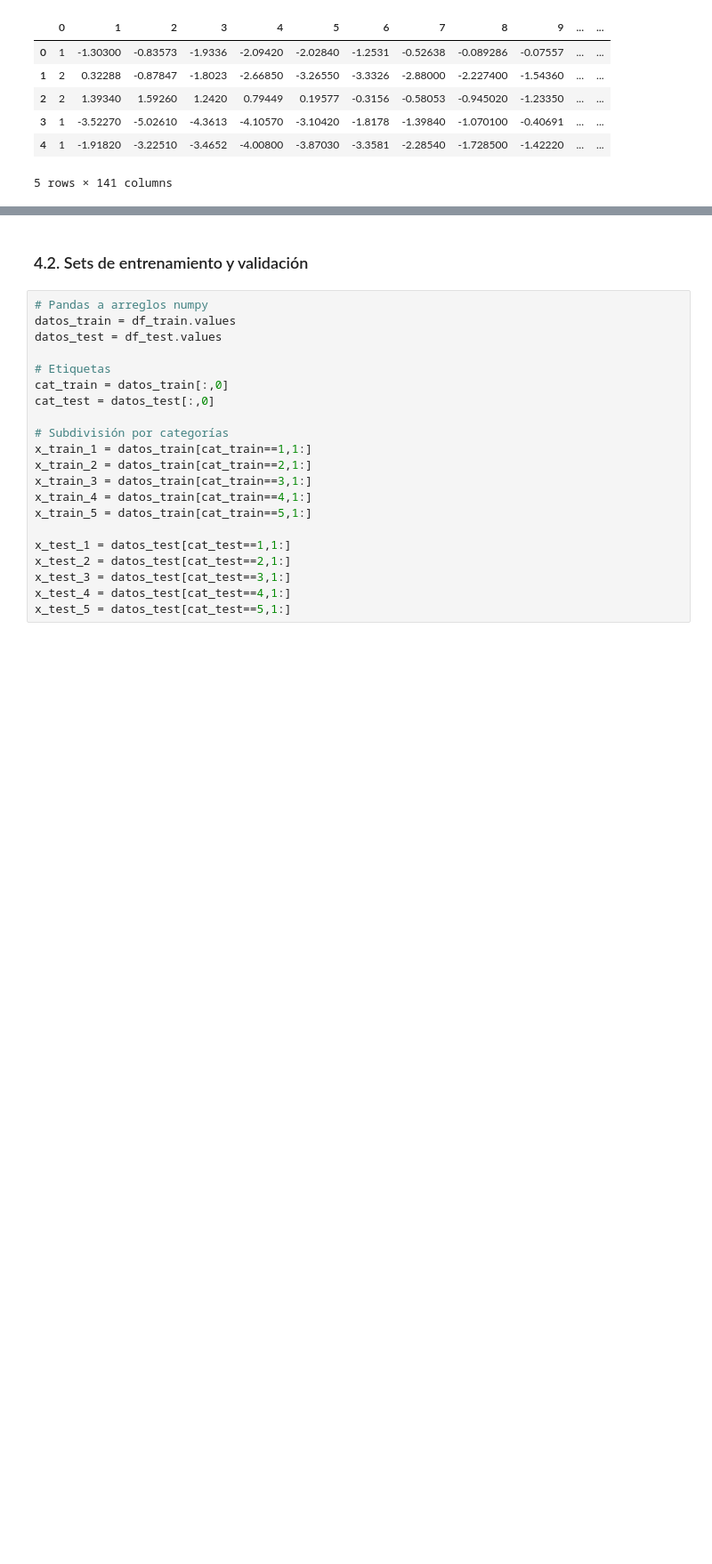
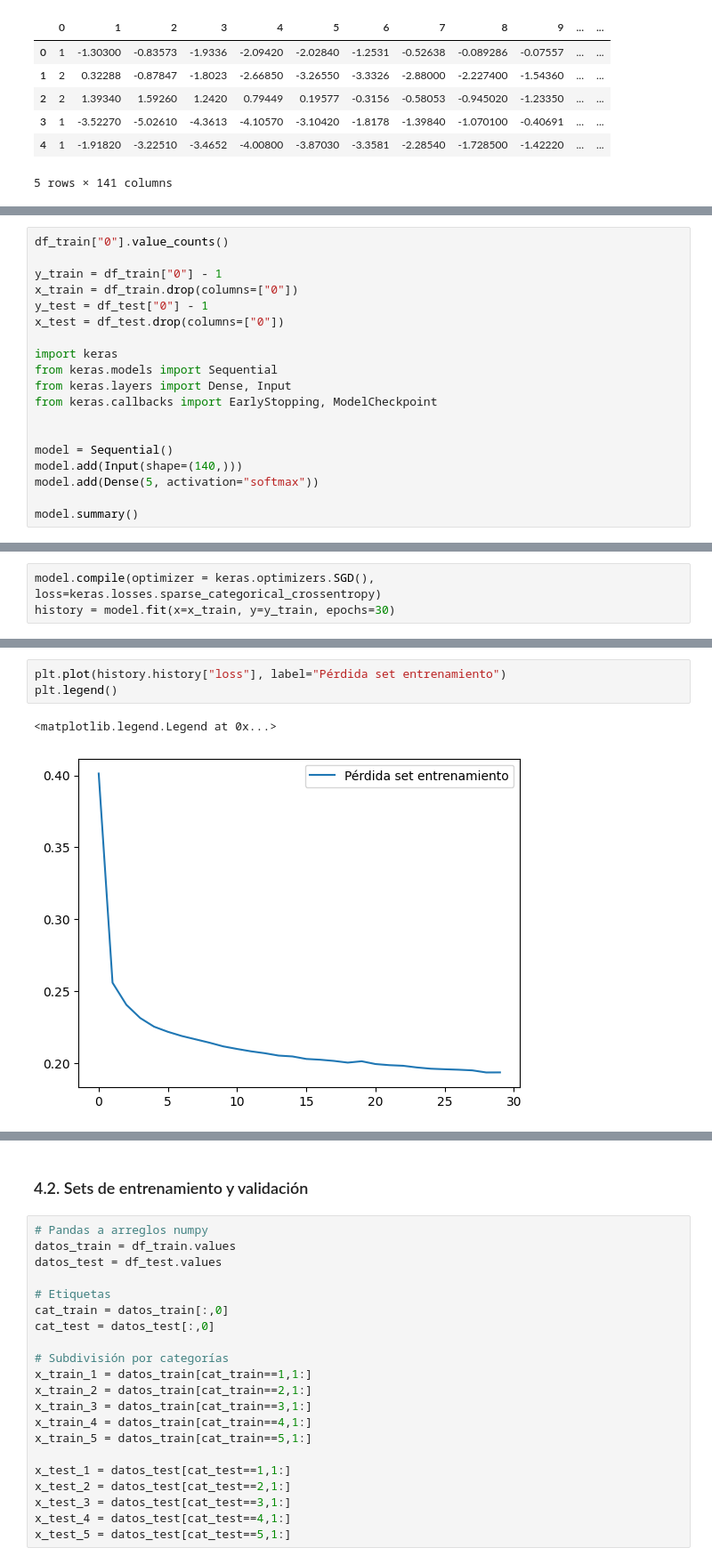
Before and after one commit to FernandoCarazoMelo/Machine-Learning-for-Biomedical-Data, a Jupyter notebook: lectures/session_7_Module3 - Autoencoders/ECG_disorder_detection/Autoencoder_AnomaliasECG.ipynb, the cells around one changed output, grey strips where cells are left out. Shown at 89% size. Drawn from its saved outputs; the diff is of its cells as text; blank space fills up the shorter version.

```diff
--- a/lectures/session_7_Module3 - Autoencoders/ECG_disorder_detection/Autoencoder_AnomaliasECG.ipynb
+++ b/lectures/session_7_Module3 - Autoencoders/ECG_disorder_detection/Autoencoder_AnomaliasECG.ipynb
@@ -85,0 +89,19 @@ Name: 0, dtype: int64
+# %%
+df_train["0"].value_counts()
+
+y_train = df_train["0"] - 1
+x_train = df_train.drop(columns=["0"])
+y_test = df_test["0"] - 1
+x_test = df_test.drop(columns=["0"])
+
+import keras
+from keras.models import Sequential
+from keras.layers import Dense, Input
+from keras.callbacks import EarlyStopping, ModelCheckpoint
+
+
+model = Sequential()
+model.add(Input(shape=(140,)))
+model.add(Dense(5, activation="softmax"))
+
+model.summary()
@@ -85,0 +118,3 @@ Name: 0, dtype: int64
+# %%
+model.compile(optimizer = keras.optimizers.SGD(), loss=keras.losses.sparse_categorical_crossentropy)
+history = model.fit(x=x_train, y=y_train, epochs=30)
@@ -85,0 +139,6 @@ Name: 0, dtype: int64
+# %%
+plt.plot(history.history["loss"], label="Pérdida set entrenamiento")
+plt.legend()
+# %% [output]
+<matplotlib.legend.Legend at 0x...>
+[figure, added]
```
Also changed, not shown: parts of 17 cells of this notebook, 9 other files.
